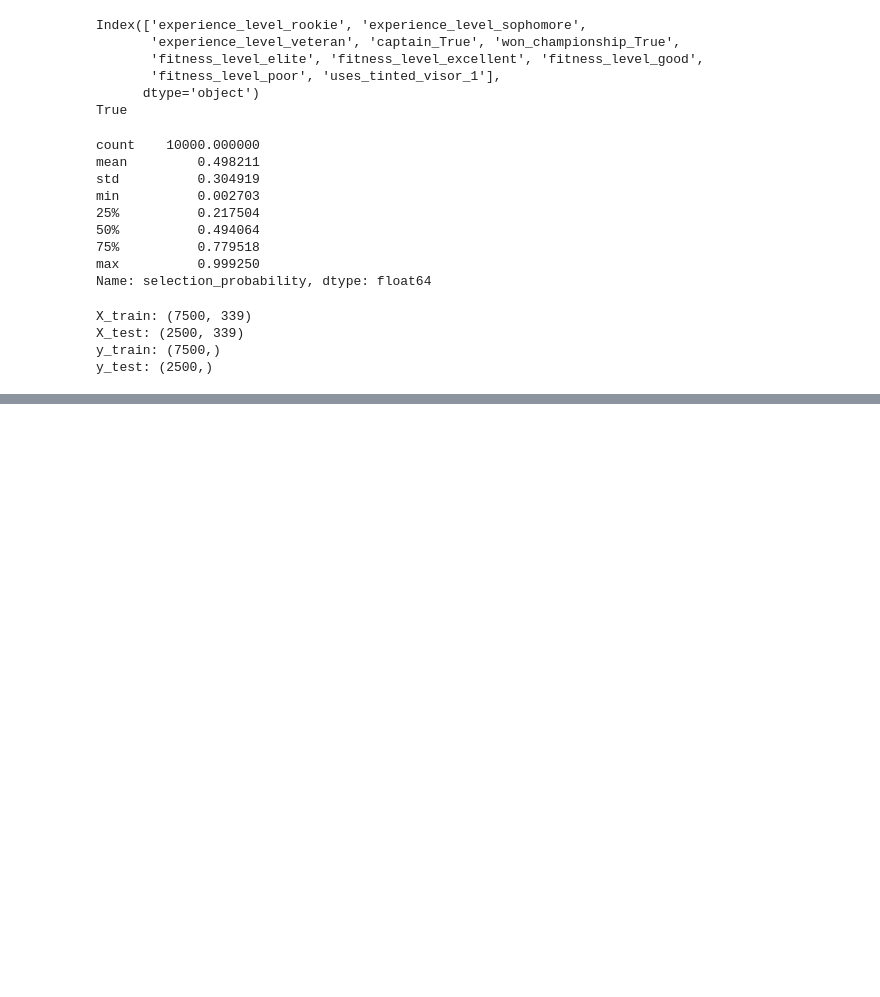
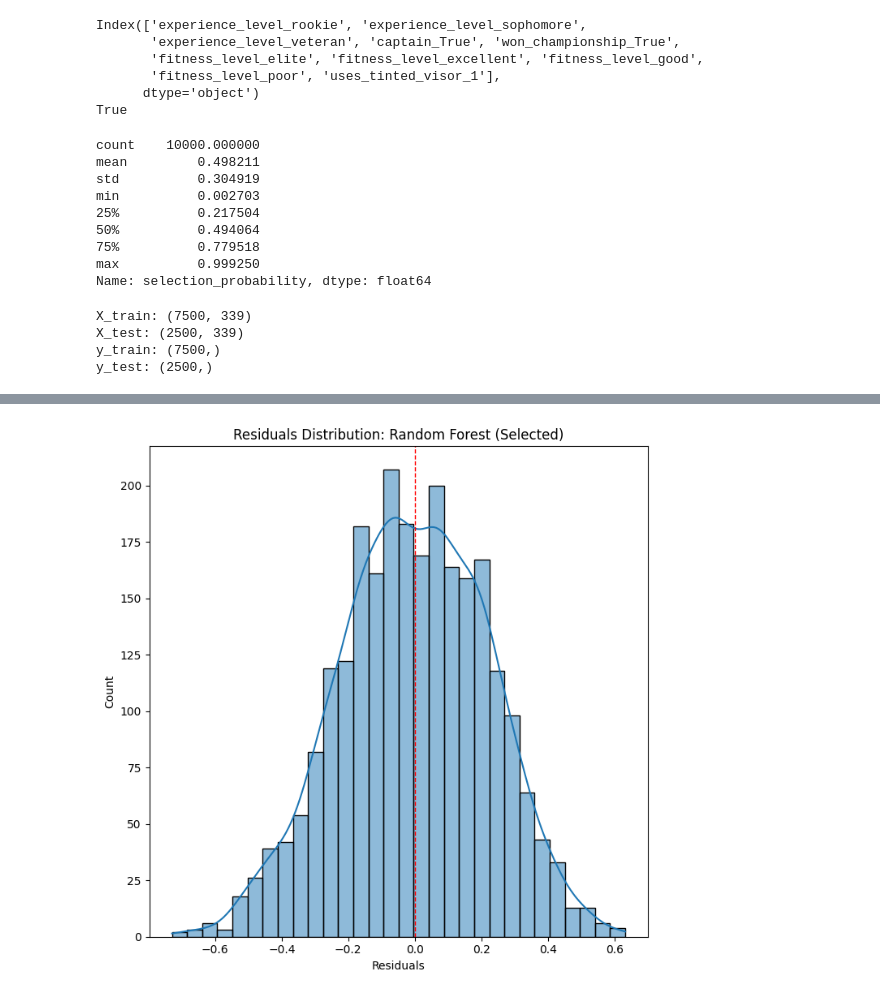
Before and after one commit to Dawood149/Knowledge-Discovery-and-Data-Mining-Project, a Jupyter notebook: Phase 1 + 2.ipynb, the cells around one changed output, grey strips where cells are left out. Saved outputs shown, nothing was run; the diff lists cells and outputs as text; code cells hidden in the pictures; blank space fills up the shorter version.

```diff
--- a/Phase 1 + 2.ipynb
+++ b/Phase 1 + 2.ipynb
@@ -525,0 +667,12 @@ RandomForestRegressor(random_state=10)
+# %%
+residuals = y_test - best_preds
+
+plt.figure(figsize=(7, 7))
+sns.histplot(residuals, bins=30, kde=True)
+plt.axvline(0, color="red", linestyle="--", linewidth=1)
+plt.xlabel("Residuals")
+plt.title(f"Residuals Distribution: {best_model_name}")
+plt.tight_layout()
+plt.show()
+# %% [output]
+[figure, added]
```
Also changed, not shown: parts of 15 cells of this notebook.
